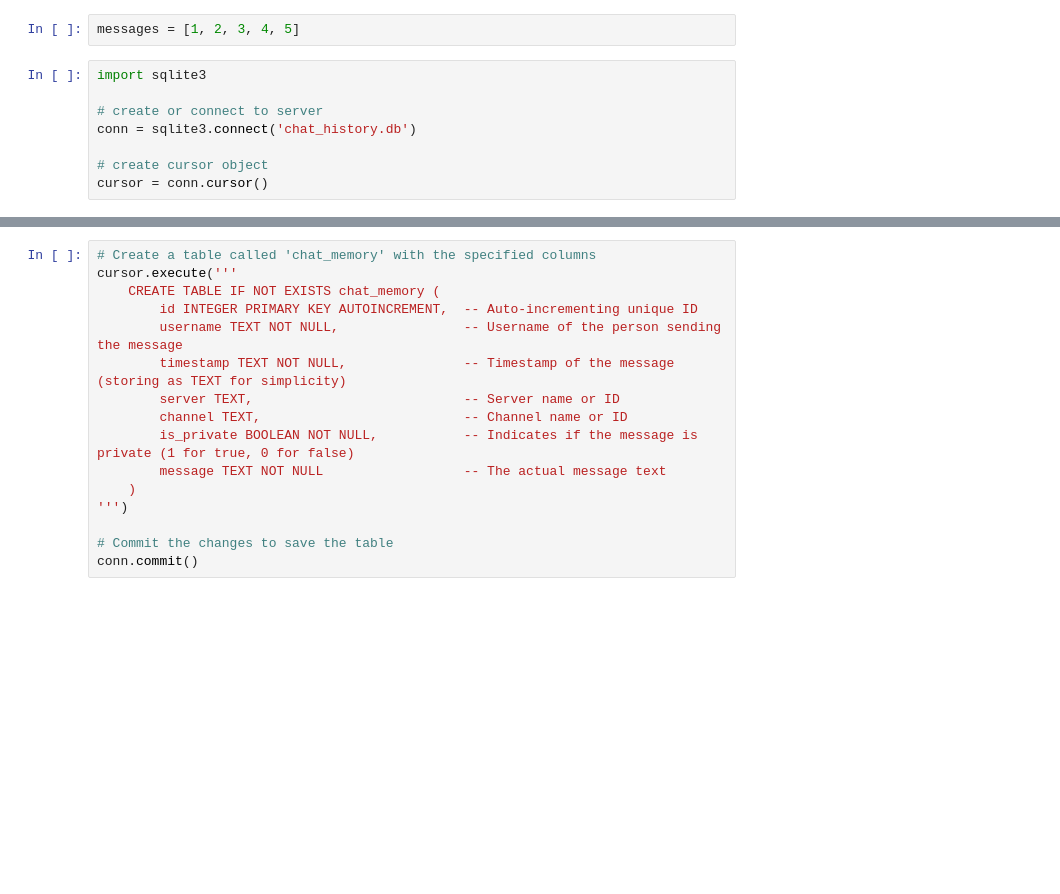
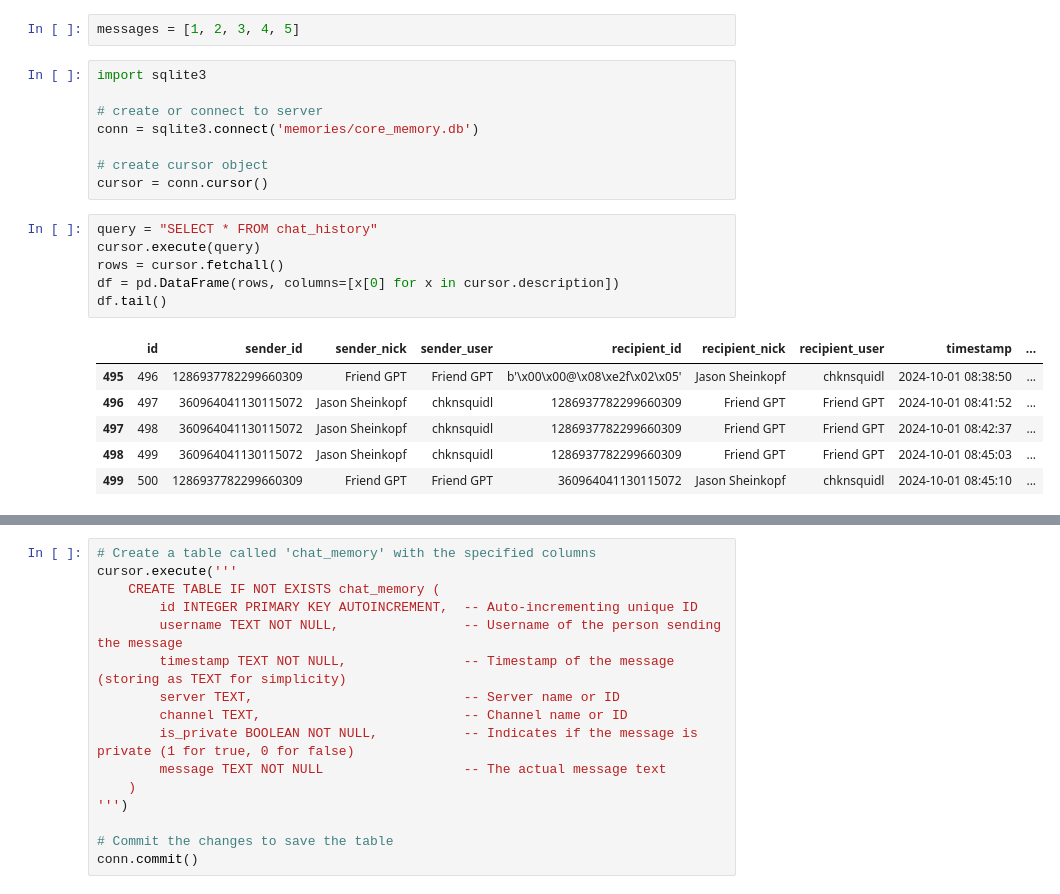
Before and after one commit to jasonsheinkopf/friend_gpt, a Jupyter notebook: testing.ipynb, the cells around one changed output, grey strips where cells are left out. Saved outputs shown, nothing was run; the diff lists cells and outputs as text; blank space fills up the shorter version.

```diff
--- a/testing.ipynb
+++ b/testing.ipynb
@@ -219,7 +219,20 @@ messages = [1, 2, 3, 4, 5]
 import sqlite3
 
 # create or connect to server
-conn = sqlite3.connect('chat_history.db')
+conn = sqlite3.connect('memories/core_memory.db')
 
 # create cursor object
 cursor = conn.cursor()
+# %%
+query = "SELECT * FROM chat_history"
+cursor.execute(query)
+rows = cursor.fetchall()
+df = pd.DataFrame(rows, columns=[x[0] for x in cursor.description])
+df.tail()
+# %% [output]
+|  | id | sender_id | sender_nick | sender_user | recipient_id | recipient_nick | recipient_user | timestamp | ... |
+| 495 | 496 | 1286937782299660309 | Friend GPT | Friend GPT | b'\x00\x00@\x08\xe2f\x02\x05' | Jason Sheinkopf | chknsquidl | 2024-10-01 08:38:50 | ... |
+| 496 | 497 | 360964041130115072 | Jason Sheinkopf | chknsquidl | 1286937782299660309 | Friend GPT | Friend GPT | 2024-10-01 08:41:52 | ... |
+| 497 | 498 | 360964041130115072 | Jason Sheinkopf | chknsquidl | 1286937782299660309 | Friend GPT | Friend GPT | 2024-10-01 08:42:37 | ... |
+| 498 | 499 | 360964041130115072 | Jason Sheinkopf | chknsquidl | 1286937782299660309 | Friend GPT | Friend GPT | 2024-10-01 08:45:03 | ... |
+| 499 | 500 | 1286937782299660309 | Friend GPT | Friend GPT | 360964041130115072 | Jason Sheinkopf | chknsquidl | 2024-10-01 08:45:10 | ... |
```
Also changed, not shown: parts of 11 cells of this notebook, 3 other files.
